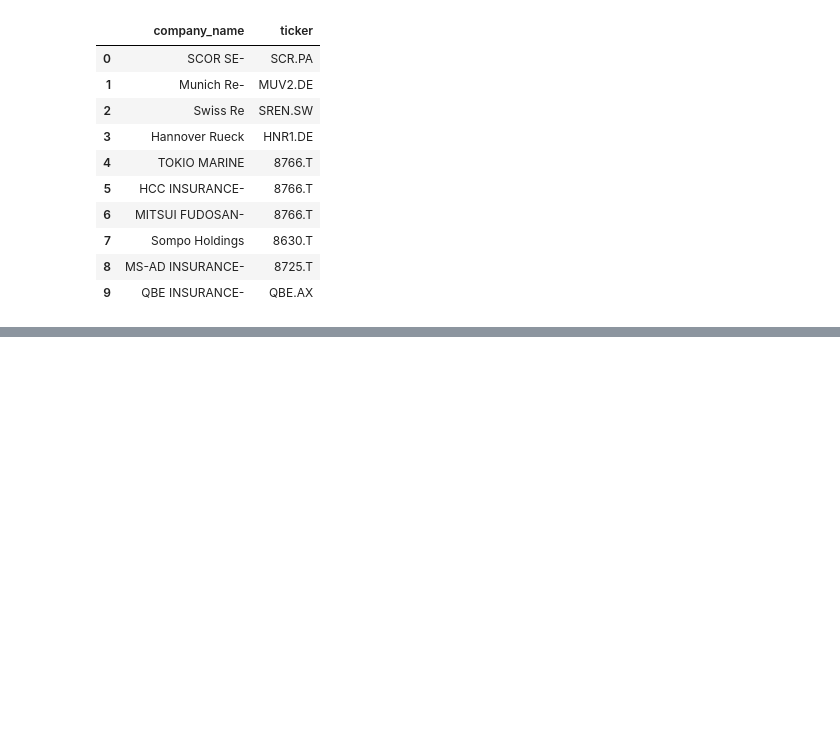
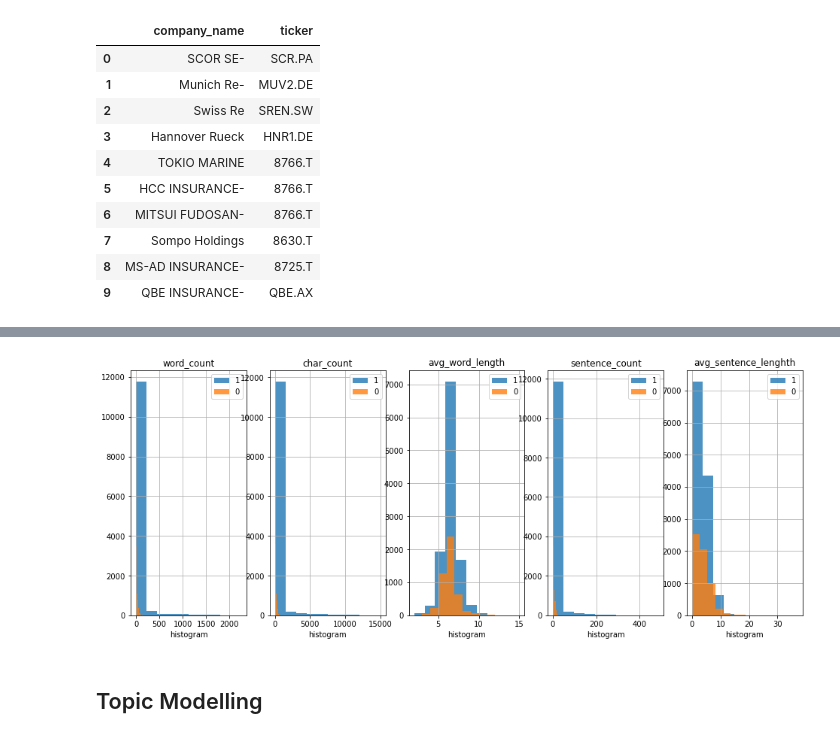
Before and after one commit to BoE-ARP-Bayes-MSc-BA/BoE_ARP_test02, a Jupyter notebook: main_model.ipynb, the cells around one changed output, grey strips where cells are left out. Cells and saved outputs as stored; diff of their text form; code cells hidden in the pictures; blank space fills up the shorter version.

```diff
--- a/main_model.ipynb
+++ b/main_model.ipynb
@@ -302,0 +468,13 @@ merged_data['paraghrph'][0]
+# %%
+# call out the model_df CSV
+pd.set_option('display.max_columns', None)
+model_df = pd.read_csv('model_df.csv')
+model_df
+# %%
+# create column for length analysis outcome
+model_df['word_count'] = model_df["token"].apply(lambda x: len(x))
+model_df['char_count'] = model_df["token"].apply(lambda x: sum(len(word) for word in x))
+model_df['sentence_count']  = model_df['paraghrph_clean'].apply(lambda x: len(str(x).split(".")))
+model_df['avg_word_length'] = model_df['char_count'] / model_df['word_count']
+model_df['avg_sentence_length'] = model_df['word_count'] / model_df['sentence_count']
+model_df.head()
@@ -302,0 +488,41 @@ merged_data['paraghrph'][0]
+# %%
+# visualize the distribution of the dataset
+import seaborn as sns
+x1,x2,x3,x4,x5,y = "word_count","char_count","avg_word_length","sentence_count","avg_sentence_length", "company_paticipants_yes"
+fig, ax = plt.subplots(nrows=1, ncols=5,figsize=(16,6))
+for i in model_df[y].unique():
+    sns.distplot(model_df[model_df[y]==i][x1], hist=True, kde=False,
+                 bins=10, hist_kws={"alpha":0.8},
+                 axlabel="histogram", ax=ax[0])
+    sns.distplot(model_df[model_df[y]==i][x2], hist=True, kde=False,
+                 bins=10, hist_kws={"alpha":0.8},
+                 axlabel="histogram", ax=ax[1])
+    sns.distplot(model_df[model_df[y]==i][x3], hist=True, kde=False,
+                 bins=10, hist_kws={"alpha":0.8},
+                 axlabel="histogram", ax=ax[2])
+    sns.distplot(model_df[model_df[y]==i][x4], hist=True, kde=False,
+                 bins=10, hist_kws={"alpha":0.8},
+                 axlabel="histogram", ax=ax[3])
+    sns.distplot(model_df[model_df[y]==i][x5], hist=True, kde=False,
+                 bins=10, hist_kws={"alpha":0.8},
+                 axlabel="histogram", ax=ax[4])
+ax[0].grid(True)
+ax[0].legend(model_df[y].unique())
+ax[0].set_title("word_count")
+ax[1].grid(True)
+ax[1].legend(model_df[y].unique())
+ax[1].set_title("char_count")
+ax[2].grid(True)
+ax[2].legend(model_df[y].unique())
+ax[2].set_title("avg_word_length")
+ax[3].grid(True)
+ax[3].legend(model_df[y].unique())
+ax[3].set_title("sentence_count")
+ax[4].grid(True)
+ax[4].legend(model_df[y].unique())
+ax[4].set_title("avg_sentence_lenghth")
+plt.show()
+# %% [output]
+[figure, added]
+# %% [markdown]
+## Topic Modelling
```
Also changed, not shown: parts of 25 cells of this notebook, 2 other files.
